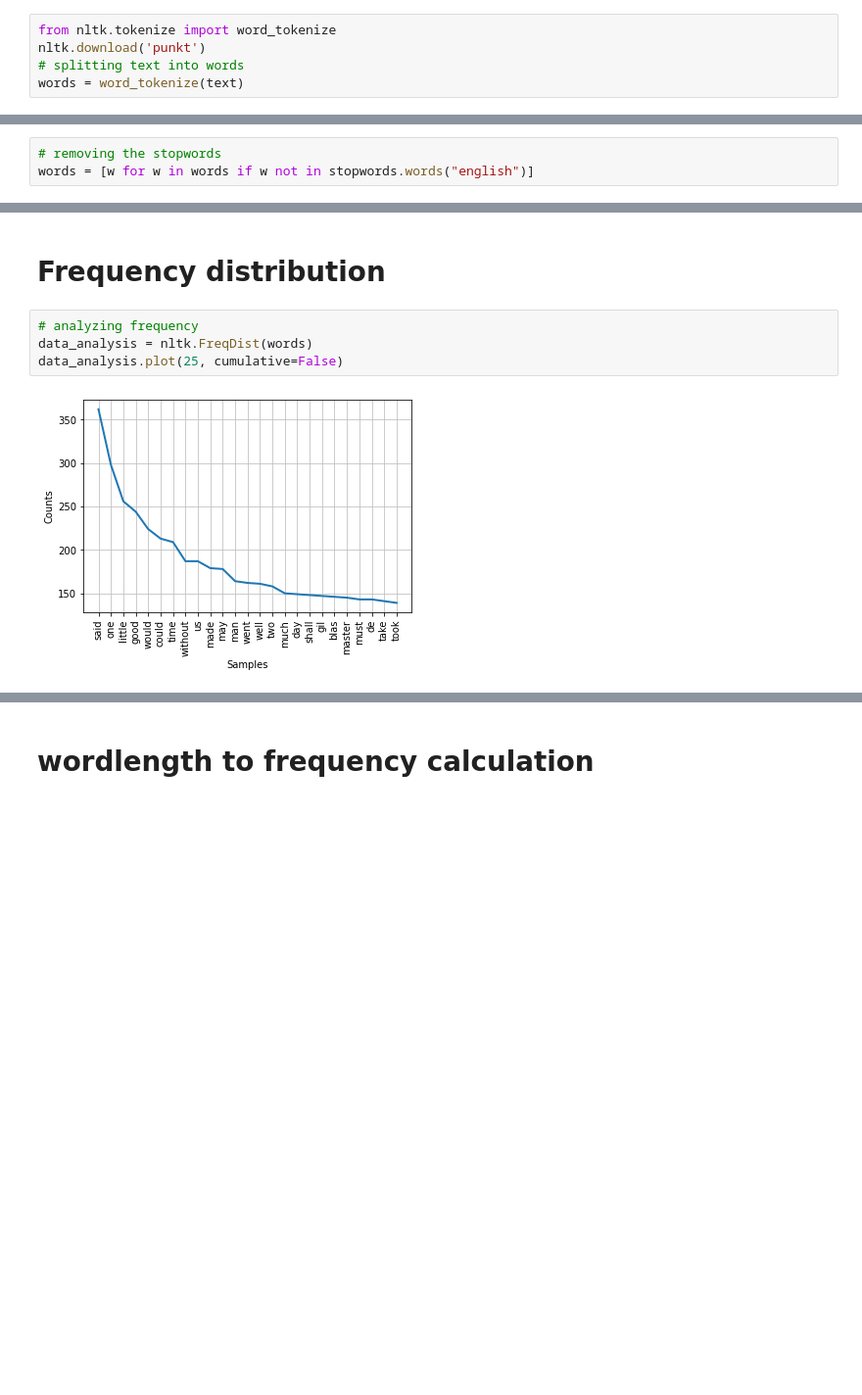
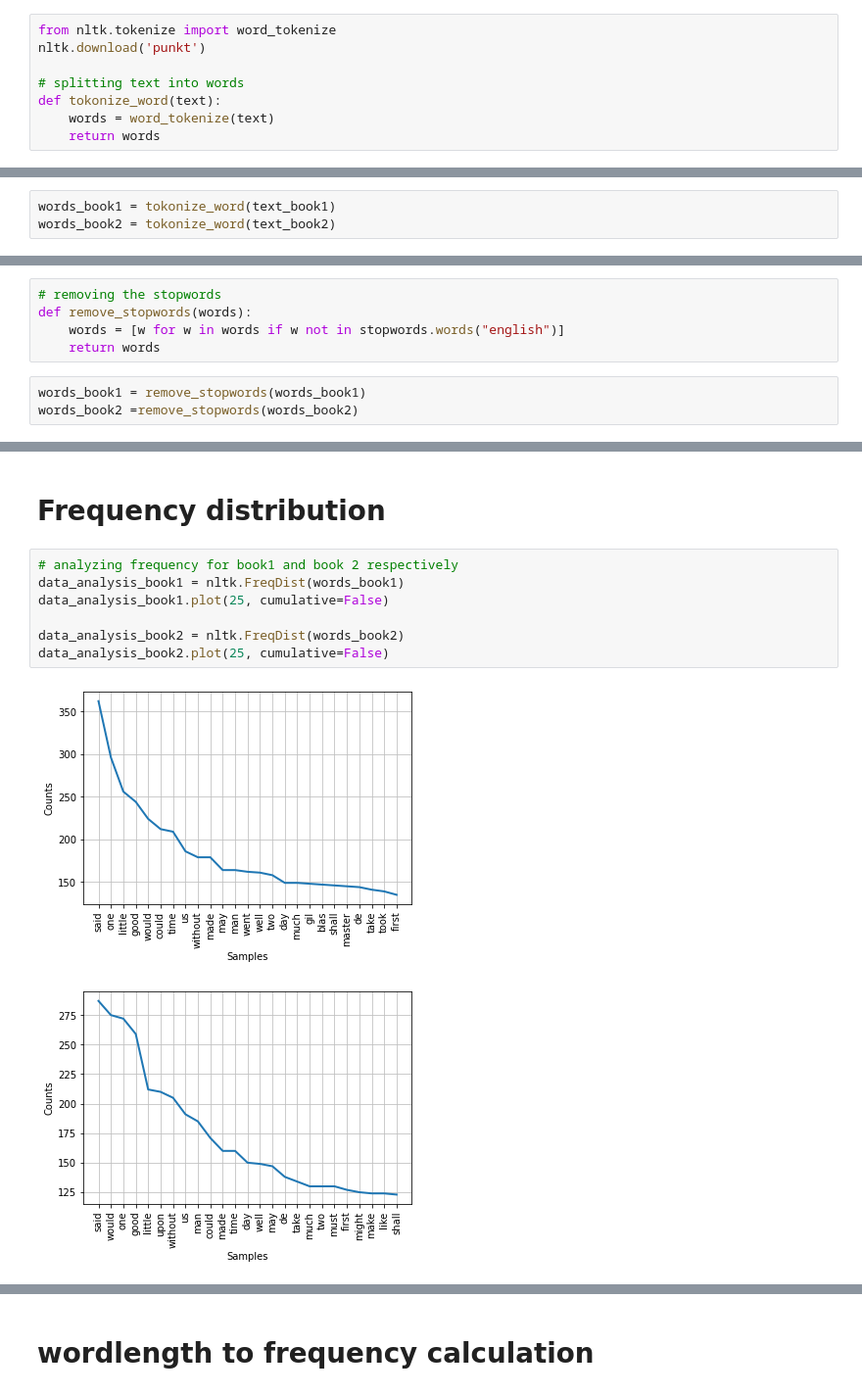
Before and after one commit to Rishabhsahu325/NLP_Project_Round1, a Jupyter notebook: Round1.ipynb, the cells around one changed output, grey strips where cells are left out. Shown at 98% size. Drawn from its saved outputs; the diff is of its cells as text; blank space fills up the shorter version.

```diff
--- a/Round1.ipynb
+++ b/Round1.ipynb
@@ -30,12 +65,18 @@ text = re.sub(r"[^a-zA-Z0-9]", " ", text)
 # %%
 from nltk.tokenize import word_tokenize
 nltk.download('punkt')
+
 # splitting text into words
-words = word_tokenize(text)
+def tokonize_word(text):
+    words = word_tokenize(text)
+    return words
 # %% [output]
 [nltk_data] Downloading package punkt to
 [nltk_data]     C:\Users\91741\AppData\Roaming\nltk_data...
 [nltk_data]   Package punkt is already up-to-date!
+# %%
+words_book1 = tokonize_word(text_book1)
+words_book2 = tokonize_word(text_book2)
 # %% [markdown]
 # Frequency analysis
 # %%
@@ -73,6 +129,11 @@ nltk.download('stopwords')
 True
 # %%
 # removing the stopwords
-words = [w for w in words if w not in stopwords.words("english")]
+def remove_stopwords(words):
+    words = [w for w in words if w not in stopwords.words("english")]
+    return words
+# %%
+words_book1 = remove_stopwords(words_book1)
+words_book2 =remove_stopwords(words_book2)
 # %% [markdown]
 # WordCloud
@@ -87,11 +157,15 @@ plt.imshow(wc)
 # %% [markdown]
 # Frequency distribution
 # %%
-# analyzing frequency
-data_analysis = nltk.FreqDist(words)
-data_analysis.plot(25, cumulative=False)
+# analyzing frequency for book1 and book 2 respectively
+data_analysis_book1 = nltk.FreqDist(words_book1)
+data_analysis_book1.plot(25, cumulative=False)
+
+data_analysis_book2 = nltk.FreqDist(words_book2)
+data_analysis_book2.plot(25, cumulative=False)
 # %% [output]
-[figure, old version]
+[figure, new version]
+[figure, added]
 <AxesSubplot:xlabel='Samples', ylabel='Counts'>
 # %% [markdown]
 # wordlength to frequency calculation
```
Also changed, not shown: parts of 23 cells of this notebook, 1 other file.
